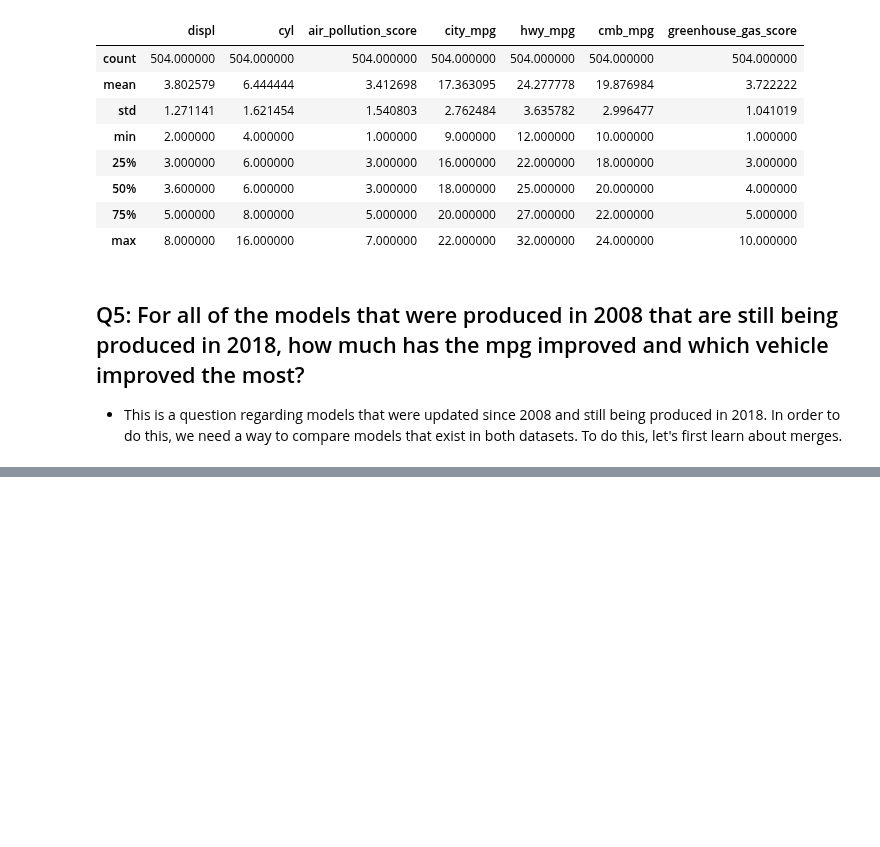
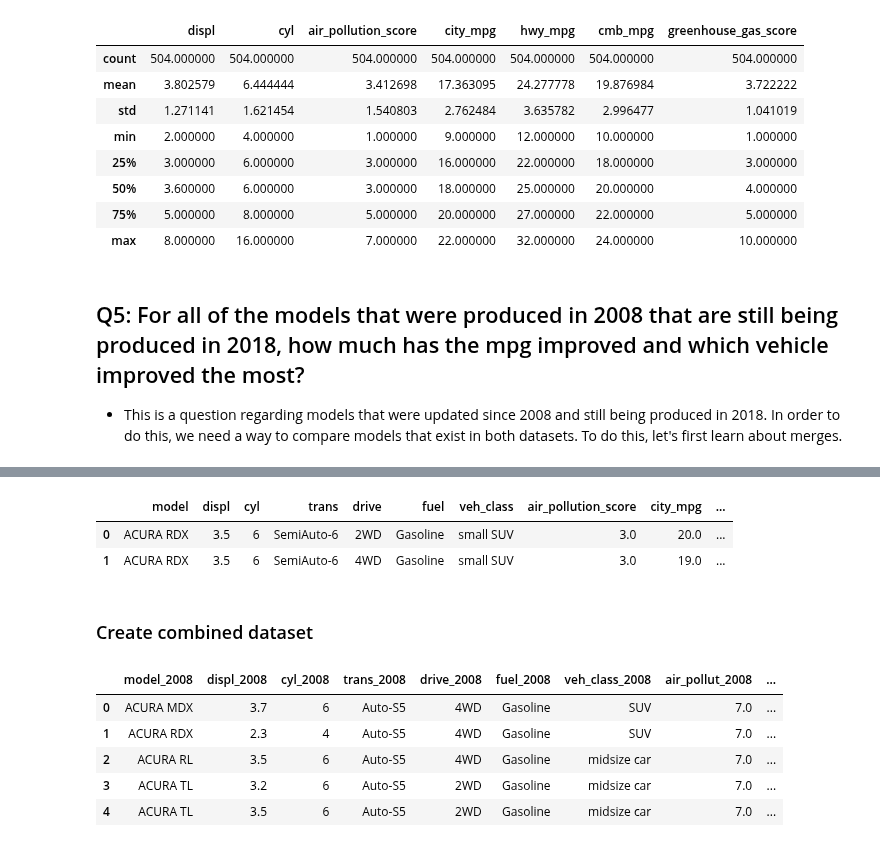
Before and after one commit to jumbamark/data_analysis, a Jupyter notebook: case_studies/second/fuel_economy.ipynb, the cells around one changed output, grey strips where cells are left out. Cells and saved outputs as stored; diff of their text form; code cells hidden in the pictures; blank space fills up the shorter version.

Commit message:
merging datasets

```diff
--- a/case_studies/second/fuel_economy.ipynb
+++ b/case_studies/second/fuel_economy.ipynb
@@ -1060,0 +1076,26 @@ top_18.describe()
+# %%
+# load datasets
+import pandas as pd
+
+df_08 = pd.read_csv("fuel-economy-datasets/clean_08.csv")
+df_18 = pd.read_csv("fuel-economy-datasets/clean_18.csv")
+# %%
+df_18.head(2)
+# %% [output]
+|  | model | displ | cyl | trans | drive | fuel | veh_class | air_pollution_score | city_mpg | ... |
+| 0 | ACURA RDX | 3.5 | 6 | SemiAuto-6 | 2WD | Gasoline | small SUV | 3.0 | 20.0 | ... |
+| 1 | ACURA RDX | 3.5 | 6 | SemiAuto-6 | 4WD | Gasoline | small SUV | 3.0 | 19.0 | ... |
+# %% [markdown]
+### Create combined dataset
+# %%
+# rename 2008 coulmns
+df_08.rename(columns=lambda x: x[:10] + "_2008", inplace=True)
+# %%
+df_08.head()
+# %% [output]
+|  | model_2008 | displ_2008 | cyl_2008 | trans_2008 | drive_2008 | fuel_2008 | veh_class_2008 | air_pollut_2008 | ... |
+| 0 | ACURA MDX | 3.7 | 6 | Auto-S5 | 4WD | Gasoline | SUV | 7.0 | ... |
+| 1 | ACURA RDX | 2.3 | 4 | Auto-S5 | 4WD | Gasoline | SUV | 7.0 | ... |
+| 2 | ACURA RL | 3.5 | 6 | Auto-S5 | 4WD | Gasoline | midsize car | 7.0 | ... |
+| 3 | ACURA TL | 3.2 | 6 | Auto-S5 | 2WD | Gasoline | midsize car | 7.0 | ... |
+| 4 | ACURA TL | 3.5 | 6 | Auto-S5 | 2WD | Gasoline | midsize car | 7.0 | ... |
```
Also changed, not shown: parts of 4 cells of this notebook, 1 other file.
